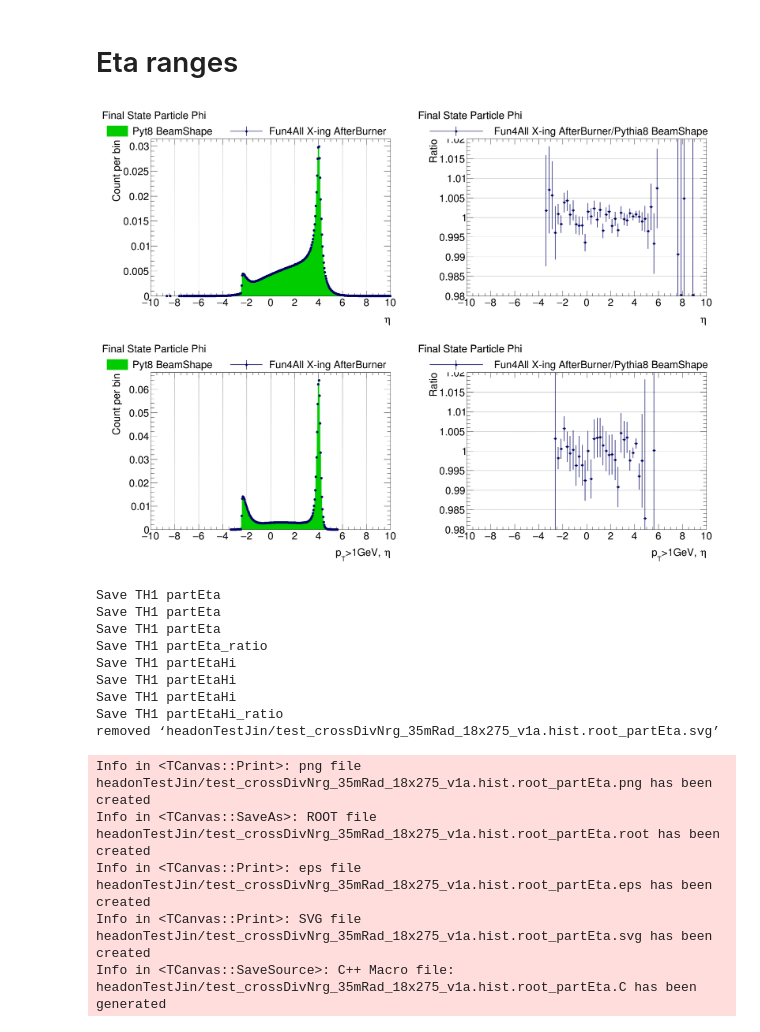
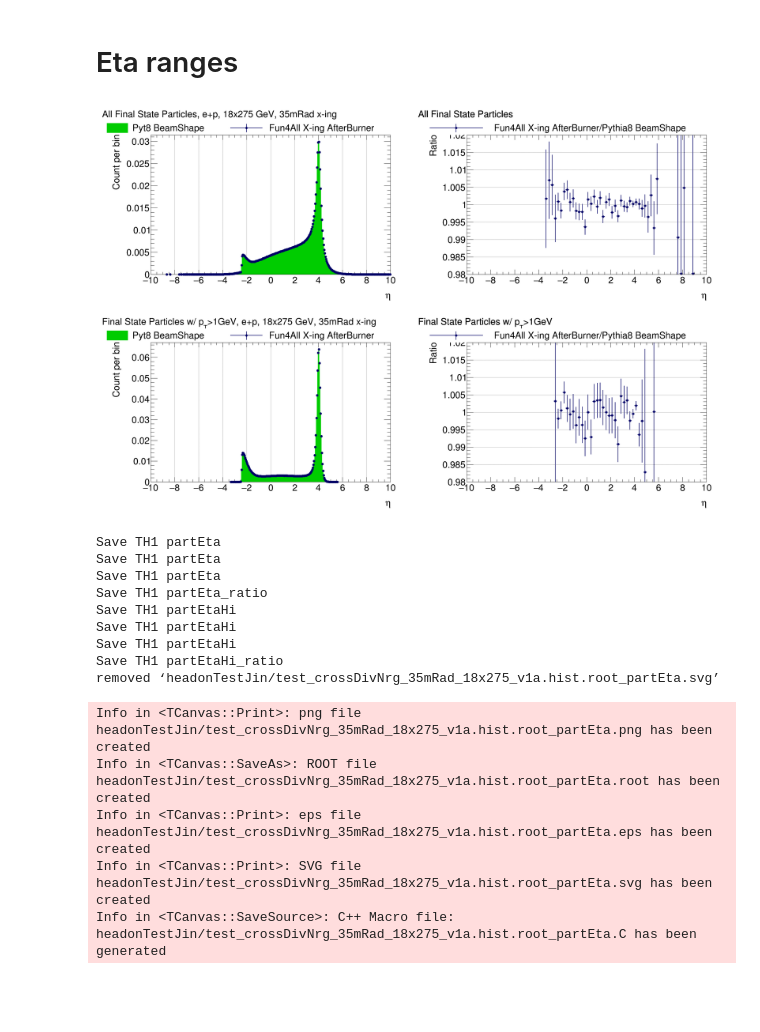
Before and after one commit to blackcathj/analysis-1, a Jupyter notebook: BeamXingCheck/analysis_crossDivNrg_35mRad_18x275_v1.ipynb, the cells around one changed output. Saved outputs shown, nothing was run; the diff lists cells and outputs as text; code cells hidden in the pictures; blank space fills up the shorter version.

```diff
--- a/BeamXingCheck/analysis_crossDivNrg_35mRad_18x275_v1.ipynb
+++ b/BeamXingCheck/analysis_crossDivNrg_35mRad_18x275_v1.ipynb
@@ -530,7 +536,7 @@ Info in <TCanvas::SaveSource>: C++ Macro file: headonTestJin/test_crossDivNrg_35
 
 
     TCanvas *c1 = new TCanvas("partPhi" ,
-                  "partPhi" , 2400, 1800);
+                  "partPhi" , 2400, 1600);
 
      c1->Divide(2, 2);
       int idx = 1;
@@ -543,7 +549,7 @@ Info in <TCanvas::SaveSource>: C++ Macro file: headonTestJin/test_crossDivNrg_35
         c1->Update();
         p->SetGridy();
 
-        TH1D *partPhiHist = new TH1D("partPhi","Final State Particle Phi;#phi [mrad];Probability per bin",100,-1.0*TMath::Pi(),TMath::Pi());
+        TH1D *partPhiHist = new TH1D("partPhi","All Final State Particles;#phi [mrad];Probability per bin",100,-1.0*TMath::Pi(),TMath::Pi());
         tracks->Draw("gpphi>>partPhi","abs(gpeta)<10","goff");
 
         partPhiHist->Sumw2();
@@ -557,7 +563,6 @@ Info in <TCanvas::SaveSource>: C++ Macro file: headonTestJin/test_crossDivNrg_35
 
           cout <<"partPhiHist_ref->GetSum() = "<<partPhiHist_ref->GetSum()<<endl;
         partPhiHist_ref->Scale(1./partPhiHist_ref->GetSum());
-
 
 
         DrawReference(partPhiHist, partPhiHist_ref, false);
@@ -579,7 +584,7 @@ Info in <TCanvas::SaveSource>: C++ Macro file: headonTestJin/test_crossDivNrg_35
         c1->Update();
         p->SetGridy();
 
-        TH1D *partPhiHiHist  = new TH1D("partPhiHi","Final State Particle Phi, p_{T}>1 GeV/c;#phi [mrad];Probability per bin",100,-1.0*TMath::Pi(),TMath::Pi());
+        TH1D *partPhiHiHist  = new TH1D("partPhiHi","Final State Particles w/ p_{T}>1 GeV/c;#phi [mrad];Probability per bin",100,-1.0*TMath::Pi(),TMath::Pi());
         tracks->Draw("gpphi>>partPhiHi","gpt>1 && abs(gpeta)<10","goff");
 
         partPhiHiHist ->Sumw2();
@@ -641,7 +646,7 @@ Info in <TCanvas::SaveSource>: C++ Macro file: headonTestJin/test_crossDivNrg_35
 
 
     TCanvas *c1 = new TCanvas("partEta" ,
-                  "partEta" , 2400, 1800);
+                  "partEta" , 2400, 1600);
 
      c1->Divide(2, 2);
       int idx = 1;
@@ -654,7 +659,7 @@ Info in <TCanvas::SaveSource>: C++ Macro file: headonTestJin/test_crossDivNrg_35
         c1->Update();
         p->SetGridx();
 
-        TH1D *partEtaHist = new TH1D("partEta","Final State Particle Phi;#eta;Count per bin",400,-10.,10.);
+        TH1D *partEtaHist = new TH1D("partEta","All Final State Particles;#eta;Count per bin",400,-10.,10.);
         tracks->Draw("gpeta>>partEta","abs(gpeta)<10","goff");
 
         partEtaHist->Sumw2();
@@ -686,40 +691,40 @@ Info in <TCanvas::SaveSource>: C++ Macro file: headonTestJin/test_crossDivNrg_35
         c1->Update();
         p->SetGridx();
 
-        TH1D *partEtaHiHist  = new TH1D("partEtaHi","Final State Particle Phi;p_{T}>1GeV, #eta;Count per bin",400,-10.,10.);
+        TH1D *partEtaHiHist  = new TH1D("partEtaHi","Final State Particles w/ p_{T}>1GeV;#eta;Count per bin",400,-10.,10.);
         tracks->Draw("gpeta>>partEtaHi","gpt>1 && abs(gpeta)<10","goff");
 
         partEtaHiHist ->Sumw2();
          partEtaHiHist ->Scale(1./partEtaHiHist ->GetSum());
 
 
         TH1D *partEtaHiHist_ref  = (TH1D *)( fpythia8_ref->Get("partEtaHi"));
         assert(partEtaHiHist_ref);
         partEtaHiHist_ref->Sumw2();
 
          partEtaHiHist_ref->Scale(1./partEtaHiHist_ref->GetSum());
 
 
 
         DrawReference(partEtaHiHist, partEtaHiHist_ref, false);
 
 
         p = (TPad *)c1->cd(idx++);
         c1->Update();
         p->SetGridy();
 
 
         DrawRatio(partEtaHiHist, partEtaHiHist_ref, 5);
 
       }
 
 
 
     c1->Draw();
     SaveCanvas(c1, TString(fpythia8_ref->GetName() )+"_"+ TString(c1->GetName()), kTRUE);
 }
 # %% [output]
-[figure, old version]
+[figure, new version]
 Save TH1 partEta
 Save TH1 partEta
 Save TH1 partEta
```
Also changed, not shown: parts of 8 cells of this notebook, 5 other files.
